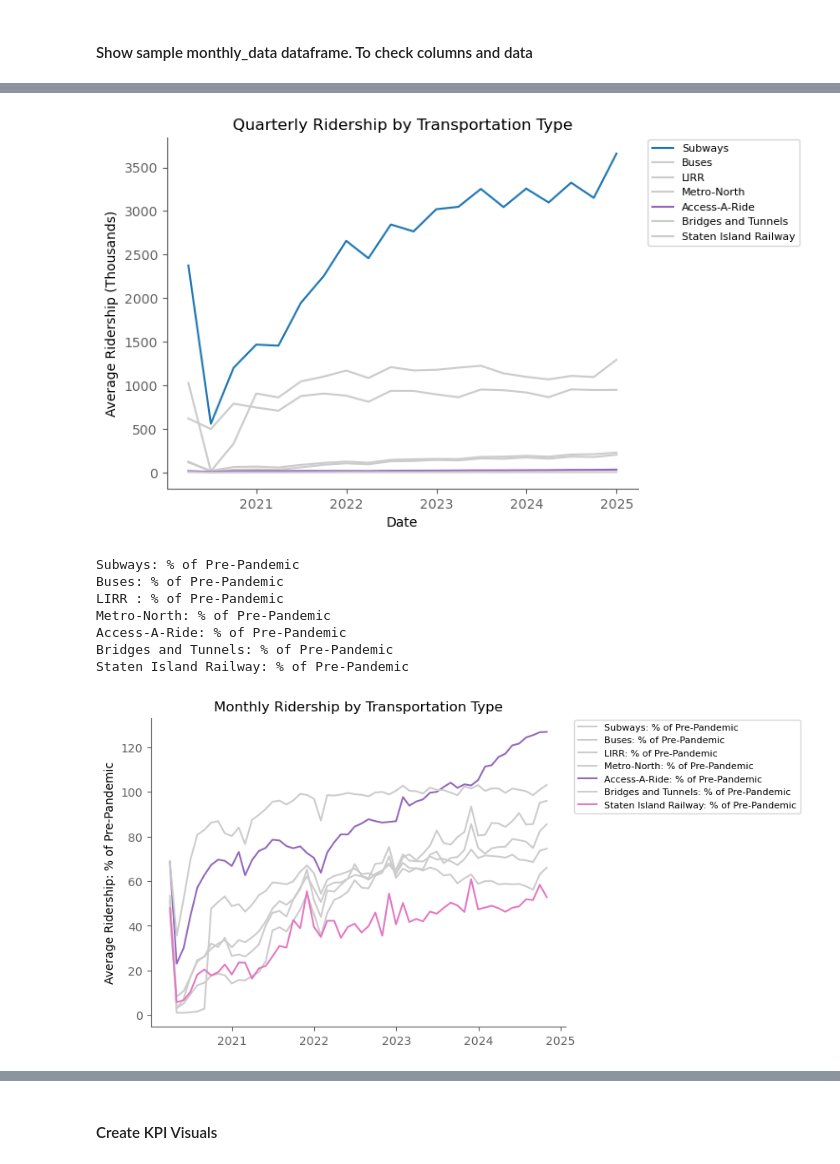
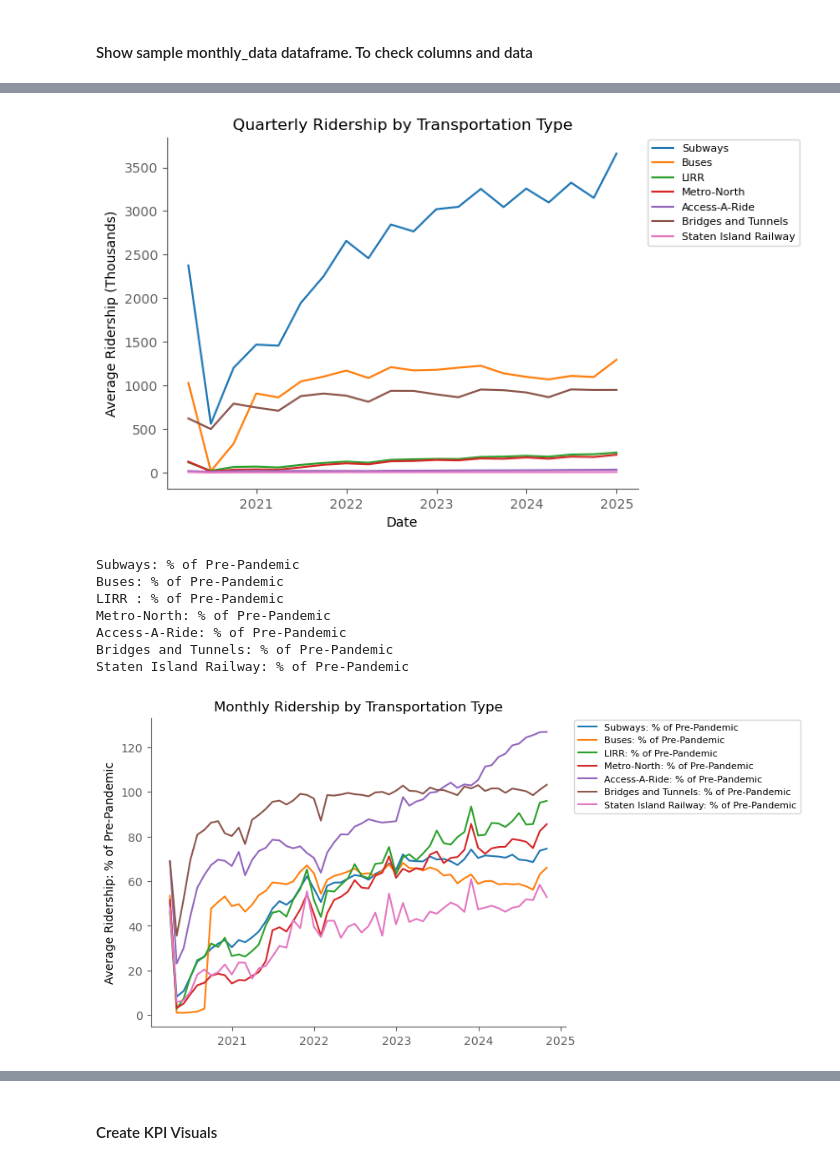
Before and after one commit to andrewhubb/Maven_commuter_challenge, a Jupyter notebook: MTA Daily Ride.ipynb, the cells around one changed output, grey strips where cells are left out. Drawn from its saved outputs; the diff is of its cells as text; code cells hidden in the pictures.

```diff
--- a/MTA Daily Ride.ipynb
+++ b/MTA Daily Ride.ipynb
@@ -155,0 +160,14 @@ Show the Visual to get a feel for the data
+# %%
+# Set the colours for all charts
+full_colours = ['#1f77b4', '#ff7f0e', '#2ca02c', '#d62728', '#9467bd', '#8c564b', '#e377c2']
+# Old Grey = #B3B3B3
+colours = ['#1f77b4', '#CCCCCC', '#CCCCCC', '#CCCCCC', '#9467bd', '#CCCCCC', '#CCCCCC']
+colours_pct = ['#CCCCCC', '#CCCCCC', '#CCCCCC', '#CCCCCC', '#9467bd', '#CCCCCC', '#e377c2']
+
+services = ['Subways',
+            'Buses',
+            'LIRR',
+            'Metro-North',
+            'Access-A-Ride',
+            'Bridges and Tunnels',
+            'Staten Island Railway']
@@ -175,7 +258,7 @@ for service in services:
         monthly_data['Date'],
         monthly_data[service],
         label=service,
-        color=colours[services.index(service)]
+        color=full_colours[services.index(service)]
     )
 
 ax.set_xlabel('Date')
@@ -229,7 +312,7 @@ for service in services:
         weekly_data['Date'],
         weekly_data[service],
         label=service,
-        color=colours[services.index(service)]
+        color=full_colours[services.index(service)]
     )
 
 ax.set_xlabel('Date')
@@ -283,7 +366,7 @@ for service in services:
         quarterly_data['Date'],
         quarterly_data[service],
         label=service,
-        color=colours[services.index(service)]
+        color=full_colours[services.index(service)]
     )
 
 ax.set_xlabel('Date')
@@ -314,7 +397,7 @@ ax.tick_params(axis='y', colors='#606060')  # Y-axis ticks and labels
 
 plt.show();
 # %% [output]
-[figure, old version]
+[figure, new version]
 # %%
 fig, ax = plt.subplots()
 
@@ -328,7 +411,8 @@ for service in services:
         monthly_data['Date'],
         monthly_data[service_pct],
         label=f'{service}: % of Pre-Pandemic',
-        color=colours_pct[services.index(service)]
+        #color=colours_pct[services.index(service)]
+        color=full_colours[services.index(service)]
     )
 
 #ax.set_xlabel('Date')
@@ -336,31 +420,31 @@ ax.set_ylabel('Average Ridership: % of Pre-Pandemic')
 ax.set_title('Monthly Ridership by Transportation Type')
 ax.xticks=np.arange(min(monthly_data['Date'].dt.year),max(monthly_data['Date'].dt.year),step=1)
 
 handles, labels = services_legend
 ax.legend(
    bbox_to_anchor= (1.01,1.01),
    fontsize = 8
 )
 
 # Format the X & Y axes and remove the top and right borders
 
 ax.spines['right'].set_visible(False)
 ax.spines['top'].set_visible(False)
 ax.spines['left'].set_visible(True)
 ax.spines['bottom'].set_visible(True)
 ax.spines['left'].set_color('#606060')
 ax.spines['bottom'].set_color('#606060')
 ax.tick_params(axis='x', colors='#606060')  # X-axis ticks and labels
 ax.tick_params(axis='y', colors='#606060')  # Y-axis ticks and labels
 
 
 plt.show();
 # %% [output]
 Subways: % of Pre-Pandemic
 Buses: % of Pre-Pandemic
 LIRR : % of Pre-Pandemic
 Metro-North: % of Pre-Pandemic
 Access-A-Ride: % of Pre-Pandemic
 Bridges and Tunnels: % of Pre-Pandemic
 Staten Island Railway: % of Pre-Pandemic
-[figure, old version]
+[figure, new version]
```
Also changed, not shown: parts of 10 cells of this notebook, 1 other file.
